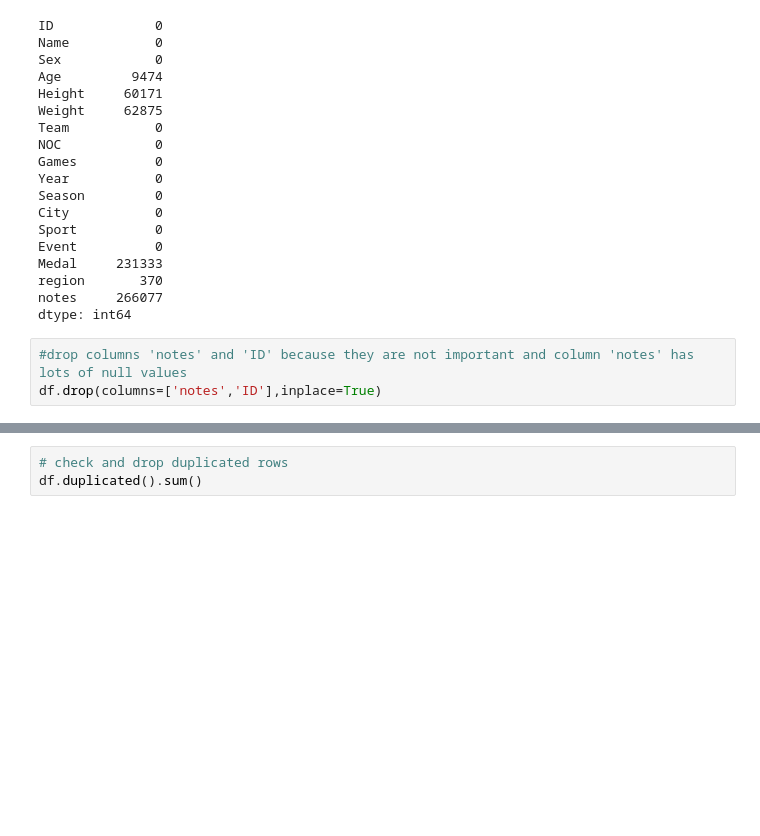
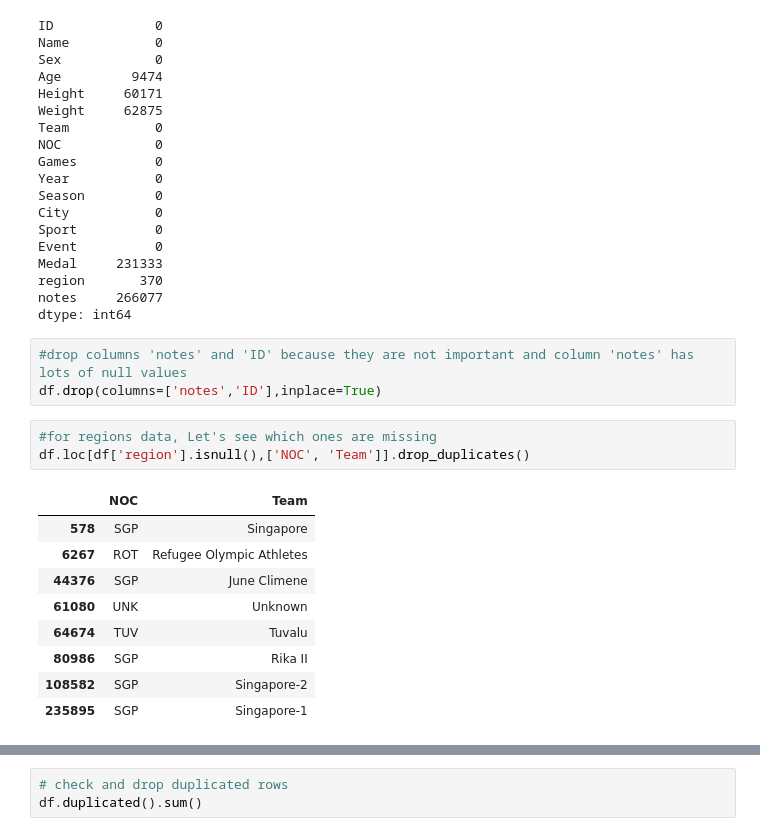
Before and after one commit to MaliheDahmardeh/Olympic-History, a Jupyter notebook: Olympic_History.ipynb, the cells around one changed output, grey strips where cells are left out. Saved outputs shown, nothing was run; the diff lists cells and outputs as text; blank space fills up the shorter version.

```diff
--- a/Olympic_History.ipynb
+++ b/Olympic_History.ipynb
@@ -126,3 +126,16 @@ dtype: int64
 # %%
 #drop columns 'notes' and 'ID' because they are not important and column 'notes' has lots of null values
 df.drop(columns=['notes','ID'],inplace=True)
+# %%
+#for regions data, Let's see which ones are missing
+df.loc[df['region'].isnull(),['NOC', 'Team']].drop_duplicates()
+# %% [output]
+|  | NOC | Team |
+| 578 | SGP | Singapore |
+| 6267 | ROT | Refugee Olympic Athletes |
+| 44376 | SGP | June Climene |
+| 61080 | UNK | Unknown |
+| 64674 | TUV | Tuvalu |
+| 80986 | SGP | Rika II |
+| 108582 | SGP | Singapore-2 |
+| 235895 | SGP | Singapore-1 |
```
Also changed, not shown: parts of 16 cells of this notebook.
